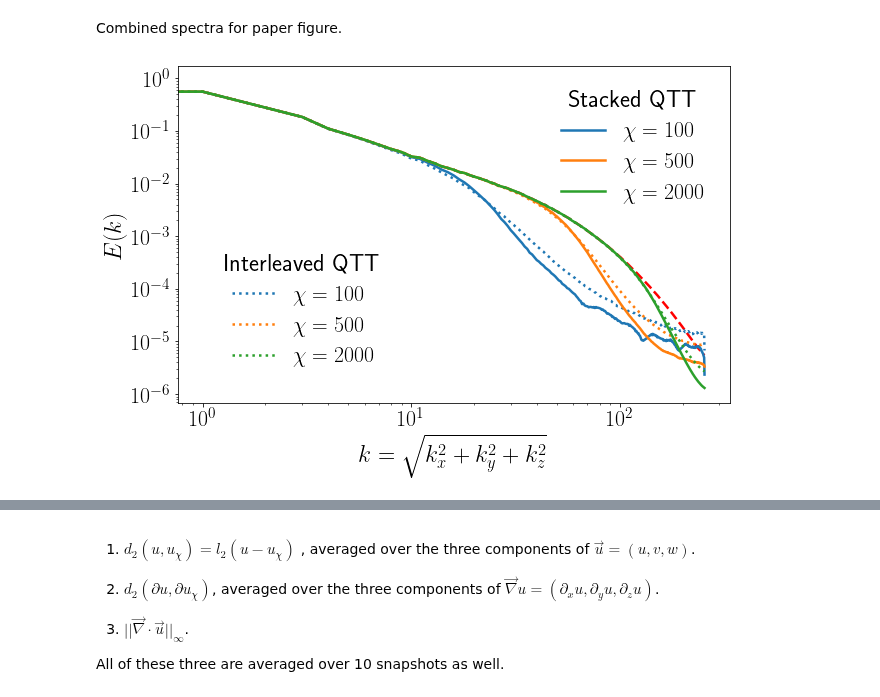
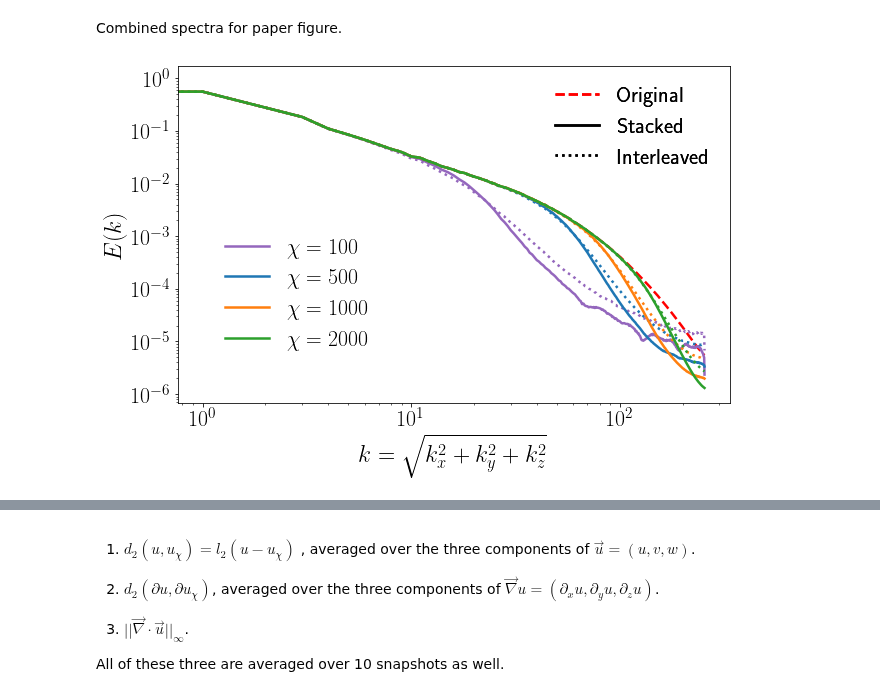
Before and after one commit to stefanopisoni/TN_Turbulence, a Jupyter notebook: Snapshots_compression/Snapshot_compression_plot.ipynb, the cells around one changed output, grey strips where cells are left out. Saved outputs shown, nothing was run; the diff lists cells and outputs as text; code cells hidden in the pictures.

Commit message:
new plots

```diff
--- a/Snapshots_compression/Snapshot_compression_plot.ipynb
+++ b/Snapshots_compression/Snapshot_compression_plot.ipynb
@@ -108,6 +108,8 @@ Combined spectra for paper figure.
 # %%
 import numpy as np
 import matplotlib.pyplot as plt
+import matplotlib.lines as mlines
+
 
 # ——— Global style setup ———
 plt.rcParams.update({
@@ -115,94 +117,107 @@ plt.rcParams.update({
     "font.family": "sans-serif",
     "font.sans-serif": ["Computer Modern Sans Serif"],
     "text.latex.preamble": r"\renewcommand{\familydefault}{\sfdefault}",
-    "lines.linewidth": 2.5,           # thicker lines
+    "lines.linewidth": 2.5,
     "axes.labelsize": 24,
     "axes.titlesize": 24,
-    "legend.fontsize": 22,            # default legend font size (overridden below)
+    "legend.fontsize": 22,
     "xtick.labelsize": 22,
     "ytick.labelsize": 22
 })
 
-fig = plt.figure(figsize=(9, 6))
-ax = fig.add_subplot(111)
+fig, ax = plt.subplots(figsize=(9, 6))
 
-# Plot original
-ax.plot(
+# — Plot original, capture its handle —
+h0, = ax.plot(
     E_k_original,
-    label=r'E(k) original',
+    label=r'$E(k)$ original',
     linestyle='--',
     color='red'
 )
 
-# Prepare containers for legend handles and labels
-stacked_handles, stacked_labels = [], []
+# Collect handles for χ-curves
+stacked_handles, stacked_labels         = [], []
 interleaved_handles, interleaved_labels = [], []
 
-# Define χ-values and colors
-chis   = [100, 500, 2000]
-colors = ['C0', 'C1', 'C2']
+chis   = [100, 500, 1000, 2000]
+colors = ['C4', 'C0', 'C1', 'C2',]
 
 for chi, color in zip(chis, colors):
-    # Stacked curve
     h_s, = ax.plot(
         globals()[f'E_k_sta_{chi}_tens'],
-        label=rf'E(k) stacked, $\chi={chi}$',
         linestyle='-',
         color=color
     )
     stacked_handles.append(h_s)
     stacked_labels.append(rf'$\chi={chi}$')
 
-    # Interleaved curve
     h_i, = ax.plot(
         globals()[f'E_k_seq_{chi}_tens'],
-        label=rf'E(k) interleaved, $\chi={chi}$',
         linestyle=':',
         color=color
     )
     interleaved_handles.append(h_i)
     interleaved_labels.append(rf'$\chi={chi}$')
 
-# Log–log scales
 ax.set_xscale('log')
 ax.set_yscale('log')
 
-# First legend: Stacked, inset from top-right
+# 1) Stacked legend (upper right)
 leg1 = ax.legend(
     stacked_handles,
     stacked_labels,
-    title='Stacked QTT',
-    loc='upper right',
-    bbox_to_anchor=(0.99, 0.99),   # 5% inward from the corner
-    # fontsize=22,                   # legend entry font size
-    title_fontsize=24,             # legend title font size
+    # title='Stacked QTT',
+    loc='lower left',
+    bbox_to_anchor=(0.05, 0.1),
+    title_fontsize=24,
     frameon=False
 )
 ax.add_artist(leg1)
 
-# Second legend: Interleaved, inset from bottom-left
-ax.legend(
-    interleaved_handles,
-    interleaved_labels,
-    title='Interleaved QTT',
-    loc='lower left',
-    bbox_to_anchor=(0.05, 0.05),   # 5% inward from the corner
-    # fontsize=22,
+# 2) Interleaved legend (lower left)
+# leg2 = ax.legend(
+#     interleaved_handles,
+#     interleaved_labels,
+#     title='Interleaved QTT',
+#     loc='lower left',
+#     bbox_to_anchor=(0.05, 0.05),
+#     title_fontsize=24,
+#     frameon=False
+# )
+# ax.add_artist(leg2)
+
+# 3) Original legend, just above the interleaved box
+# leg0 = ax.legend(
+#     [h0, h_s, h_i],
+#     [r'$Original$',
+#      r'Stacked',
+#      r'Interleaved'],
+#     # title='Original',
+#     loc='lower left',
+#     bbox_to_anchor=(0.05, 0.26),  # tweak the y-offset as needed
+#     title_fontsize=24,
+#     frameon=False
+# )
+# ax.add_artist(leg0)
+
+black_stacked = mlines.Line2D([], [], color='black', linestyle='-', label='Stacked')
+black_interleaved = mlines.Line2D([], [], color='black', linestyle=':', label='Interleaved')
+
+leg0 = ax.legend(
+    [h0, black_stacked, black_interleaved],
+    [r'Original', r'Stacked', r'Interleaved'],
+    loc='upper right',
+    # bbox_to_anchor=(0.05, 0.26),
     title_fontsize=24,
     frameon=False
 )
+ax.add_artist(leg0)
 
-
-# Axis labels
 ax.set_xlabel(r'$k = \sqrt{k_x^2 + k_y^2 + k_z^2}$')
 ax.set_ylabel(r'$E(k)$')
-
-# Ticks
-# ax.tick_params(axis='both', which='major', labelsize=22)
-# ax.tick_params(axis='both', which='minor', labelsize=12)
 
 plt.tight_layout()
 plt.savefig("Plots/Sta_VS_Inter_Ek_snap.pdf", format="pdf")
 plt.show()
 # %% [output]
-[figure, old version]
+[figure, new version]
```
Also changed, not shown: parts of 1 cell of this notebook, 1 other file.
